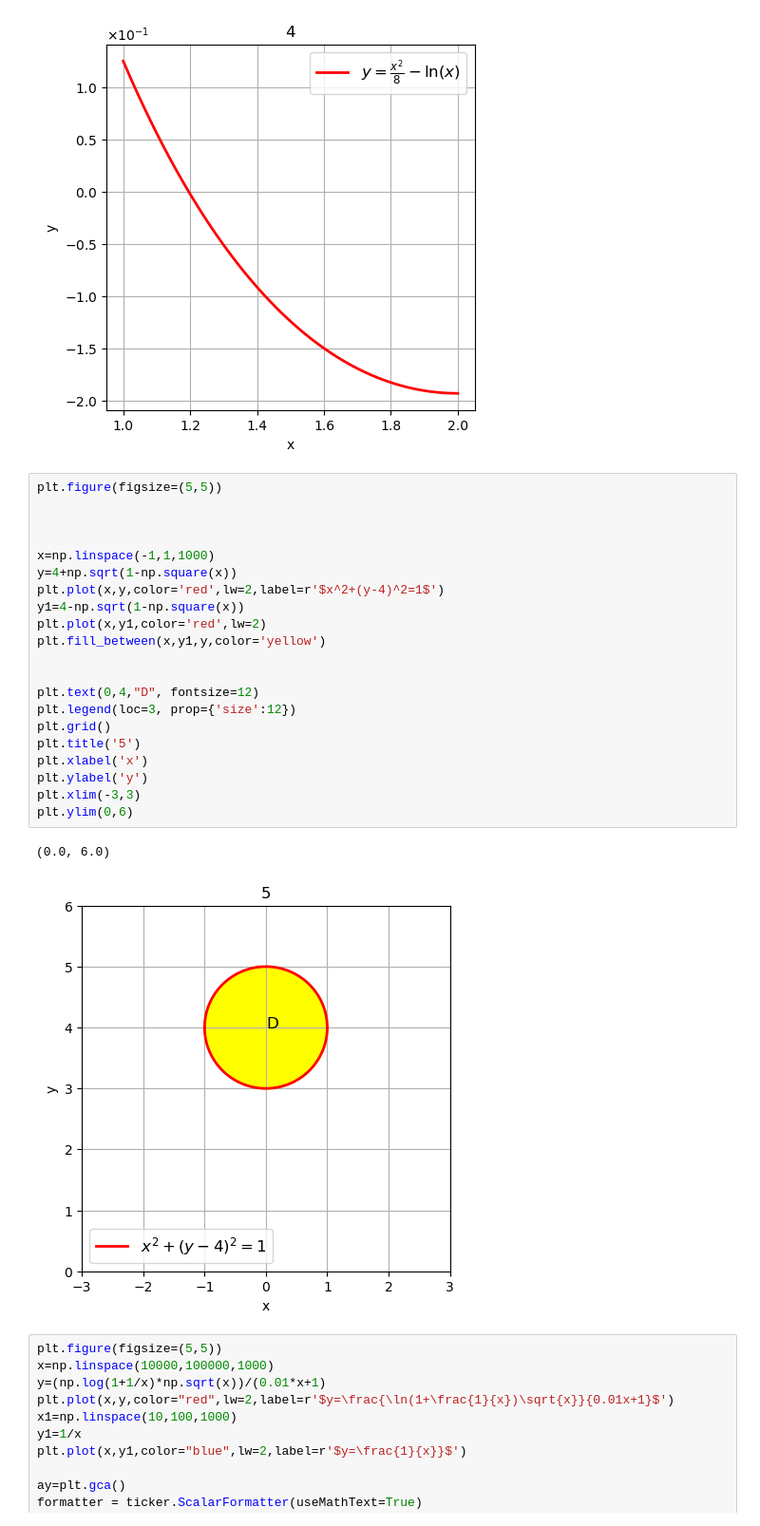
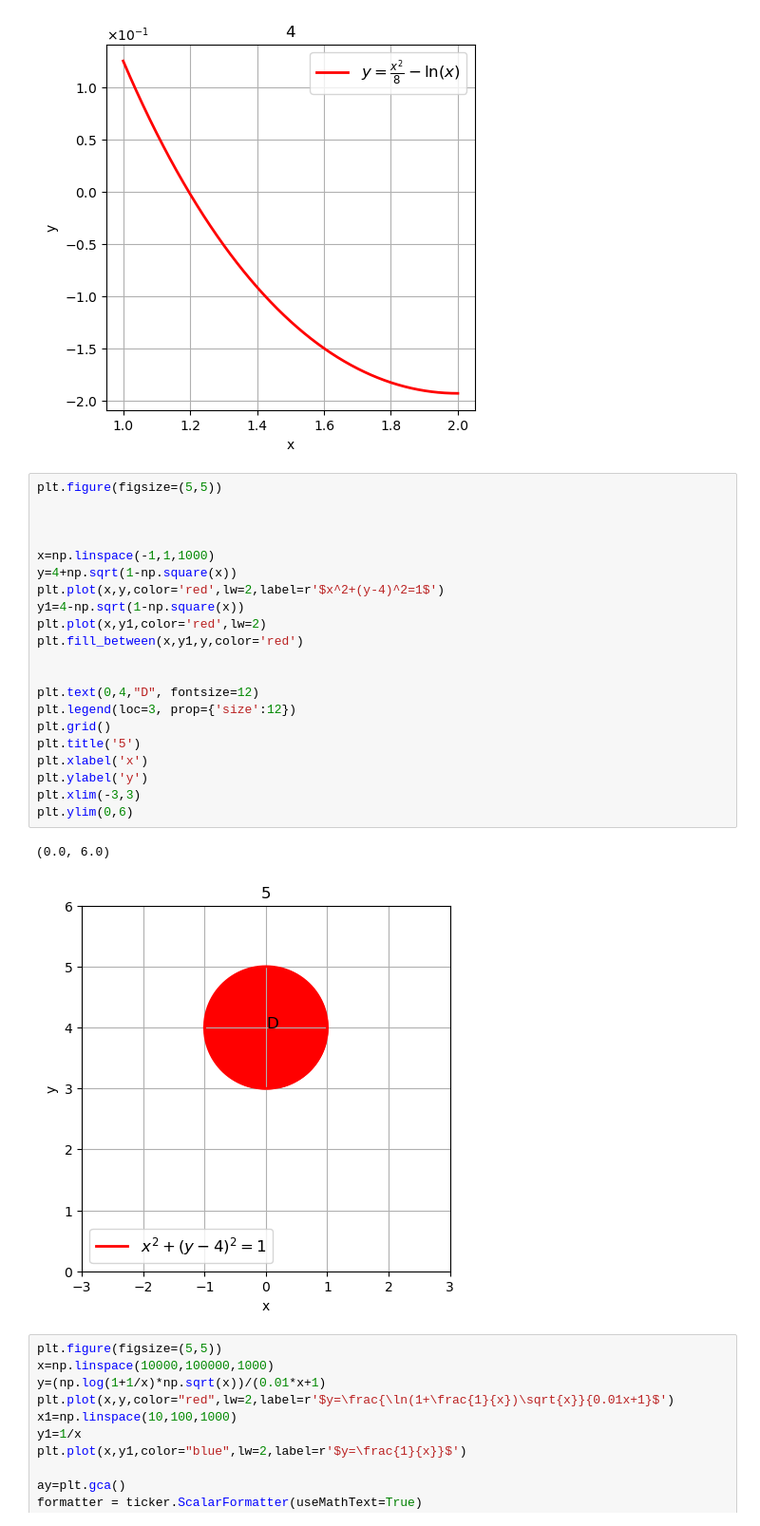
Before and after one commit to Platon19/test2, a Jupyter notebook: graph_new.ipynb, the cells around one changed output. Shown at 95% size. Saved outputs shown, nothing was run; the diff lists cells and outputs as text.

```diff
--- a/graph_new.ipynb
+++ b/graph_new.ipynb
@@ -154,27 +154,27 @@ Text(0, 0.5, 'y')
 # %%
 plt.figure(figsize=(5,5))
 
 
 
 x=np.linspace(-1,1,1000)
 y=4+np.sqrt(1-np.square(x))
 plt.plot(x,y,color='red',lw=2,label=r'$x^2+(y-4)^2=1$')
 y1=4-np.sqrt(1-np.square(x))
 plt.plot(x,y1,color='red',lw=2)
-plt.fill_between(x,y1,y,color='yellow')
+plt.fill_between(x,y1,y,color='red')
 
 
 plt.text(0,4,"D", fontsize=12)
 plt.legend(loc=3, prop={'size':12})
 plt.grid()
 plt.title('5')
 plt.xlabel('x')
 plt.ylabel('y')
 plt.xlim(-3,3)
 plt.ylim(0,6)
 # %% [output]
 (0.0, 6.0)
-[figure, old version]
+[figure, new version]
 # %%
 plt.figure(figsize=(5,5))
 x=np.linspace(10000,100000,1000)
```
Also changed, not shown: parts of 8 cells of this notebook, 21 other files.
